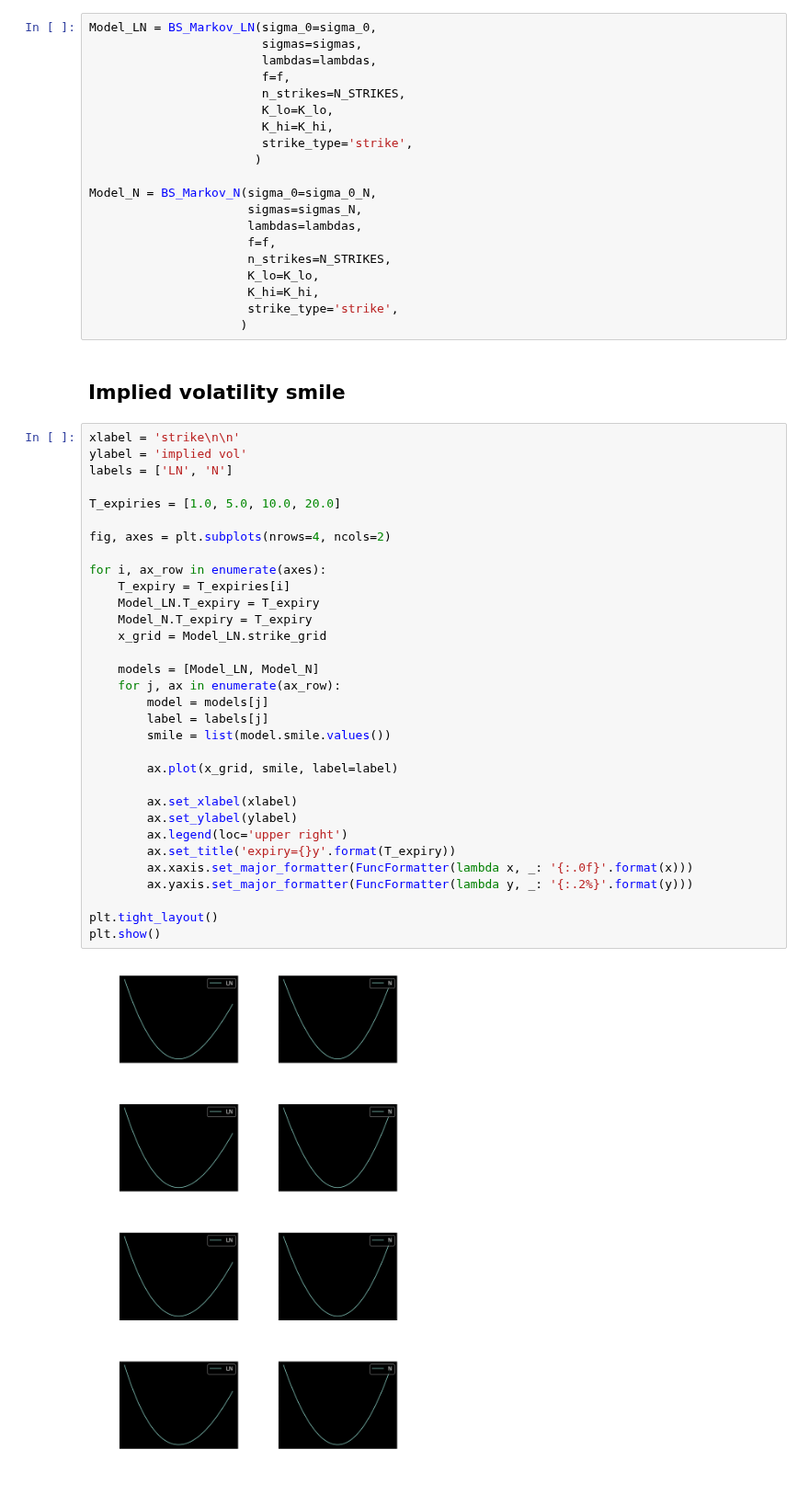
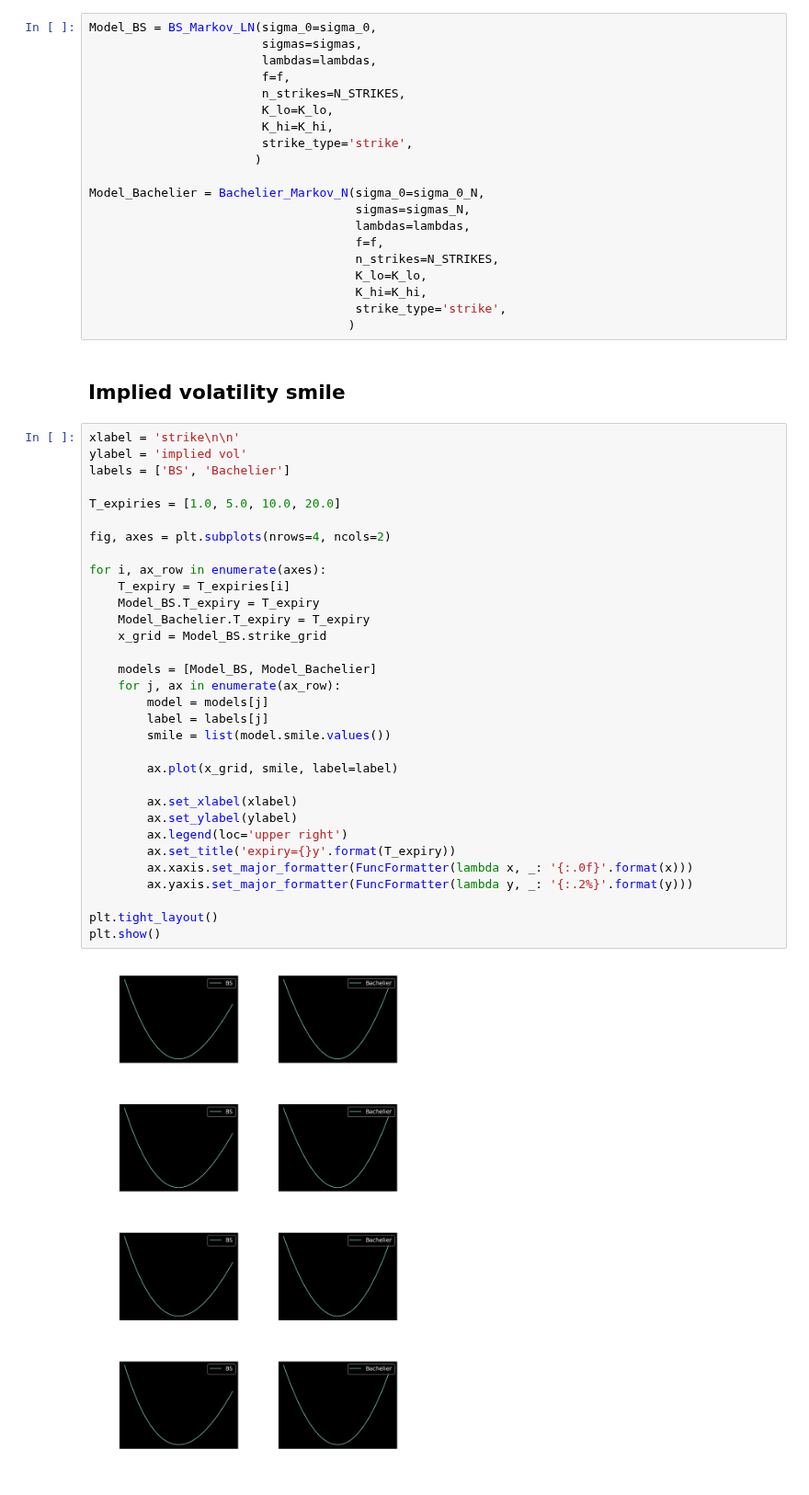
Before and after one commit to sauxpa/Quant, a Jupyter notebook: volmodels_examples/BS_Markov.ipynb, the cells around one changed output. Shown at 92% size. Drawn from its saved outputs; the diff is of its cells as text.

Commit message:
split BS and Bachelier

```diff
--- a/volmodels_examples/BS_Markov.ipynb
+++ b/volmodels_examples/BS_Markov.ipynb
@@ -42,7 +42,7 @@ lambdas = [0.5, 1.0]
 K_lo = 80.0
 K_hi = 120.0
 # %%
-Model_LN = BS_Markov_LN(sigma_0=sigma_0,
+Model_BS = BS_Markov_LN(sigma_0=sigma_0,
                         sigmas=sigmas,
                         lambdas=lambdas,
                         f=f,
@@ -52,48 +52,48 @@ Model_LN = BS_Markov_LN(sigma_0=sigma_0,
                         strike_type='strike',
                        )
 
-Model_N = BS_Markov_N(sigma_0=sigma_0_N,
-                      sigmas=sigmas_N,
-                      lambdas=lambdas,
-                      f=f,
-                      n_strikes=N_STRIKES,
-                      K_lo=K_lo,
-                      K_hi=K_hi,
-                      strike_type='strike',
-                     )
+Model_Bachelier = Bachelier_Markov_N(sigma_0=sigma_0_N,
+                                     sigmas=sigmas_N,
+                                     lambdas=lambdas,
+                                     f=f,
+                                     n_strikes=N_STRIKES,
+                                     K_lo=K_lo,
+                                     K_hi=K_hi,
+                                     strike_type='strike',
+                                    )
 # %% [markdown]
 ## Implied volatility smile
 # %%
 xlabel = 'strike\n\n'
 ylabel = 'implied vol'
-labels = ['LN', 'N']
+labels = ['BS', 'Bachelier']
 
 T_expiries = [1.0, 5.0, 10.0, 20.0]
 
 fig, axes = plt.subplots(nrows=4, ncols=2)
 
 for i, ax_row in enumerate(axes):
     T_expiry = T_expiries[i]
-    Model_LN.T_expiry = T_expiry
-    Model_N.T_expiry = T_expiry
-    x_grid = Model_LN.strike_grid
+    Model_BS.T_expiry = T_expiry
+    Model_Bachelier.T_expiry = T_expiry
+    x_grid = Model_BS.strike_grid
 
-    models = [Model_LN, Model_N]
+    models = [Model_BS, Model_Bachelier]
     for j, ax in enumerate(ax_row):
         model = models[j]
         label = labels[j]
         smile = list(model.smile.values())
 
         ax.plot(x_grid, smile, label=label)
 
         ax.set_xlabel(xlabel)
         ax.set_ylabel(ylabel)
         ax.legend(loc='upper right')
         ax.set_title('expiry={}y'.format(T_expiry))
         ax.xaxis.set_major_formatter(FuncFormatter(lambda x, _: '{:.0f}'.format(x)))
         ax.yaxis.set_major_formatter(FuncFormatter(lambda y, _: '{:.2%}'.format(y)))
 
 plt.tight_layout()
 plt.show()
 # %% [output]
-[figure, old version]
+[figure, new version]
```
Also changed, not shown: 1 other file.
